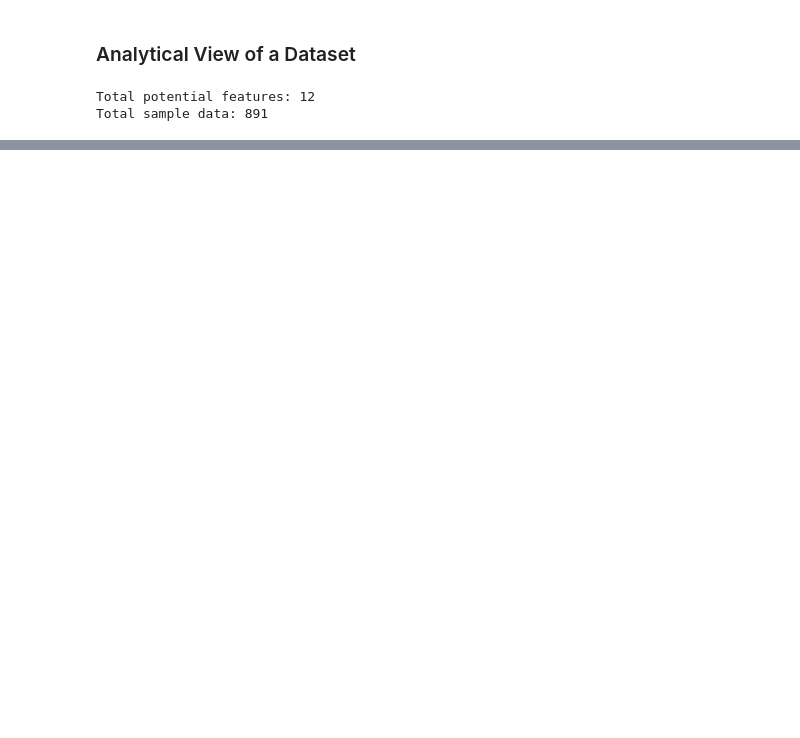
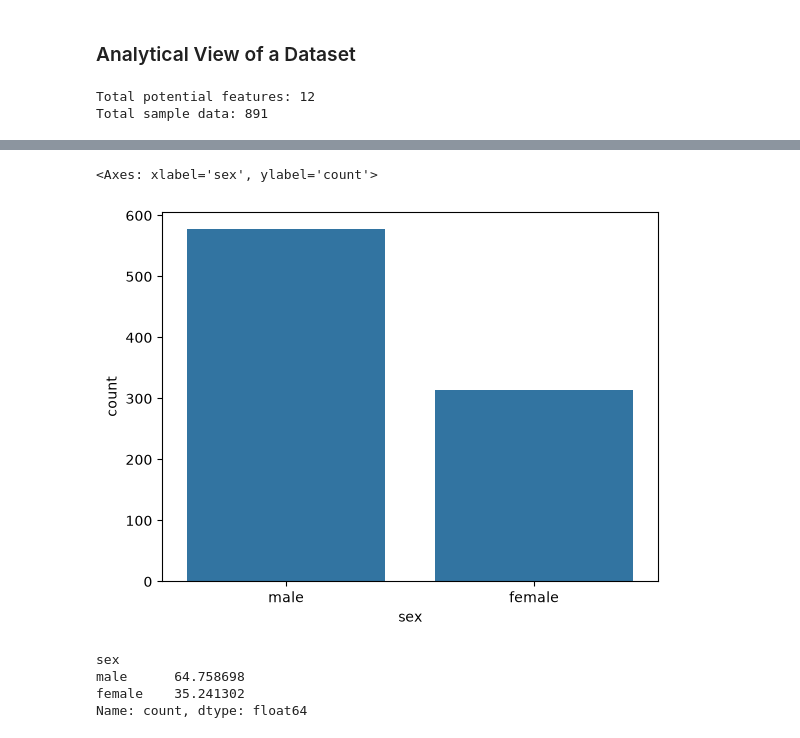
Before and after one commit to nazmul-gub/ai-ml-course, a Jupyter notebook: Machine Learning/EDA/eda.ipynb, the cells around one changed output, grey strips where cells are left out. Drawn from its saved outputs; the diff is of its cells as text; code cells hidden in the pictures; blank space fills up the shorter version.

```diff
--- a/Machine Learning/EDA/eda.ipynb
+++ b/Machine Learning/EDA/eda.ipynb
@@ -26,0 +153,12 @@ Total sample data: 891
+# %%
+sns.countplot(data=df, x="sex")
+# %% [output]
+<Axes: xlabel='sex', ylabel='count'>
+[figure, added]
+# %%
+(df["sex"].value_counts() / len(df)) * 100
+# %% [output]
+sex
+male      64.758698
+female    35.241302
+Name: count, dtype: float64
```
Also changed, not shown: parts of 43 cells of this notebook, 2 other files.
